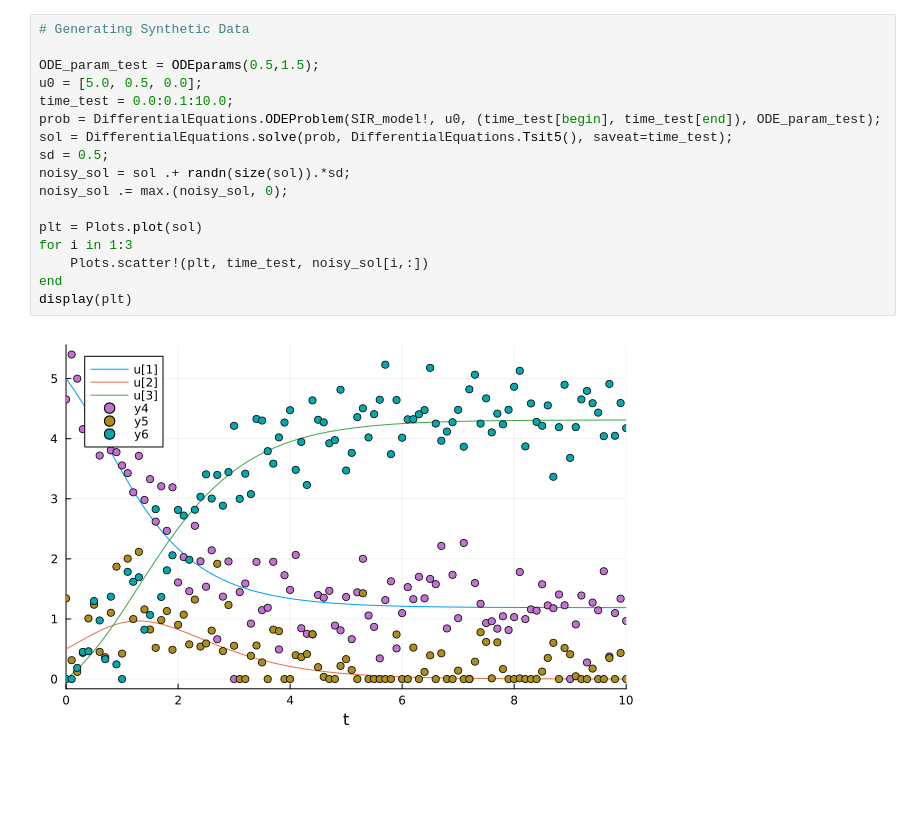
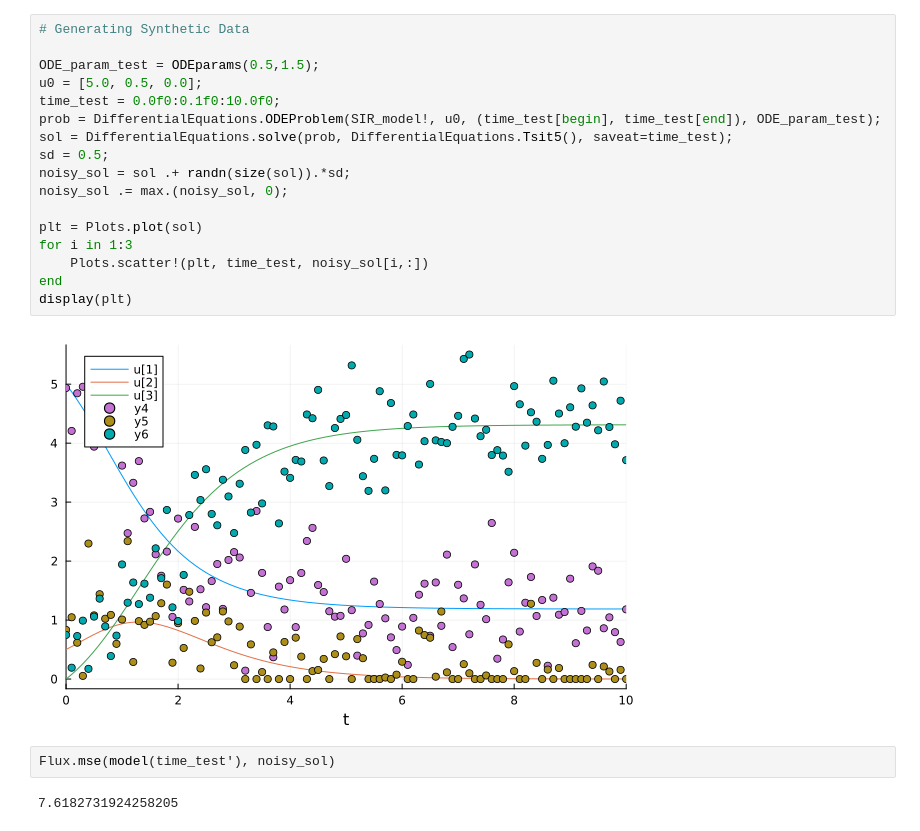
Before and after one commit to Salty-Ramen/Learning-Julia, a Jupyter notebook: MLP_on_DE.ipynb, the cells around one changed output. Drawn from its saved outputs; the diff is of its cells as text; blank space fills up the shorter version.

```diff
--- a/MLP_on_DE.ipynb
+++ b/MLP_on_DE.ipynb
@@ -94,19 +82,23 @@ LoadError: ParseError:
 # %%
 # Generating Synthetic Data
 
 ODE_param_test = ODEparams(0.5,1.5);
 u0 = [5.0, 0.5, 0.0];
-time_test = 0.0:0.1:10.0;
+time_test = 0.0f0:0.1f0:10.0f0;
 prob = DifferentialEquations.ODEProblem(SIR_model!, u0, (time_test[begin], time_test[end]), ODE_param_test);
 sol = DifferentialEquations.solve(prob, DifferentialEquations.Tsit5(), saveat=time_test);
 sd = 0.5;
 noisy_sol = sol .+ randn(size(sol)).*sd;
 noisy_sol .= max.(noisy_sol, 0);
 
 plt = Plots.plot(sol)
 for i in 1:3
     Plots.scatter!(plt, time_test, noisy_sol[i,:])
 end
 display(plt)
 # %% [output]
-[figure, old version]
+[figure, new version]
+# %%
+Flux.mse(model(time_test'), noisy_sol)
+# %% [output]
+7.6182731924258205
```
Also changed, not shown: parts of 18 cells of this notebook.
